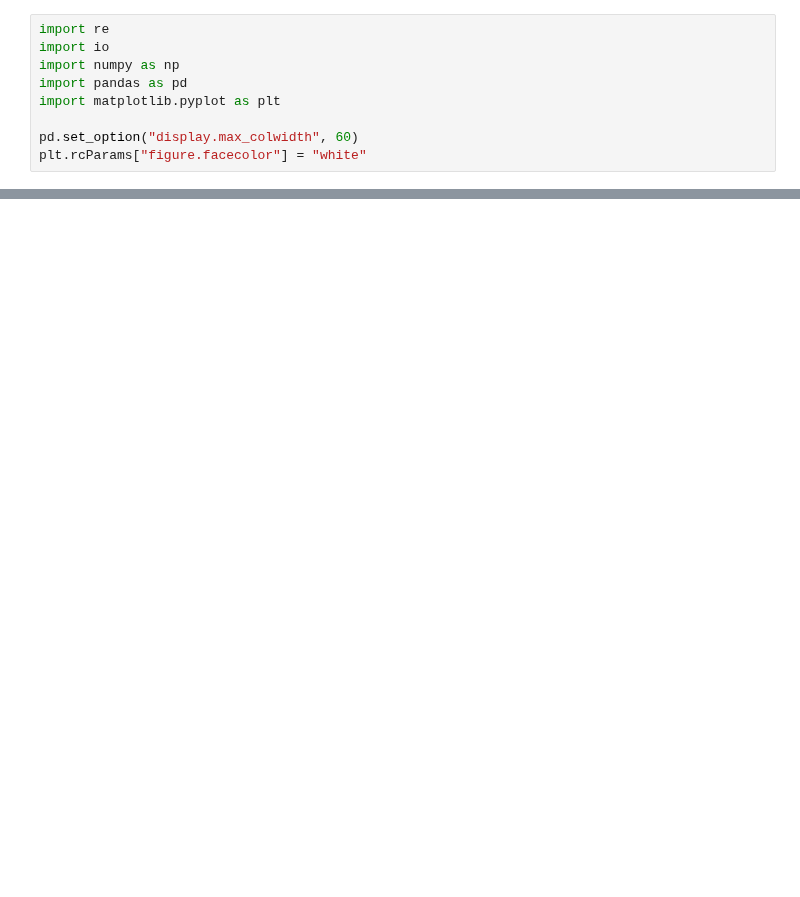
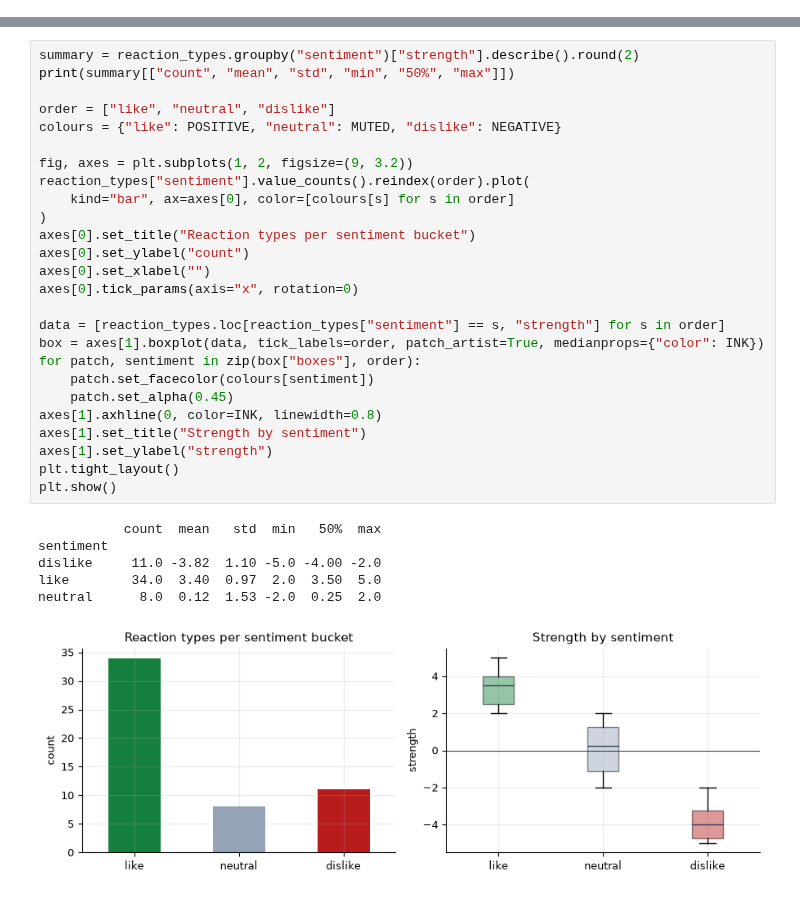
Before and after one commit to MaximumAsp66915/Applied_Data_Science_Course, a Jupyter notebook: notebooks/3.datacleaning-EDA.ipynb, the cells around one changed output, grey strips where cells are left out. Drawn from its saved outputs; the diff is of its cells as text; blank space fills up the shorter version.

```diff
--- a/notebooks/3.datacleaning-EDA.ipynb
+++ b/notebooks/3.datacleaning-EDA.ipynb
@@ -32,9 +0,0 @@ flowchart LR
-# %%
-import re
-import io
-import numpy as np
-import pandas as pd
-import matplotlib.pyplot as plt
-
-pd.set_option("display.max_colwidth", 60)
-plt.rcParams["figure.facecolor"] = "white"
@@ -569,0 +529,33 @@ below. *(Left intentionally empty; not this notebook's part to fill in.)*
+# %%
+summary = reaction_types.groupby("sentiment")["strength"].describe().round(2)
+print(summary[["count", "mean", "std", "min", "50%", "max"]])
+
+order = ["like", "neutral", "dislike"]
+colours = {"like": POSITIVE, "neutral": MUTED, "dislike": NEGATIVE}
+
+fig, axes = plt.subplots(1, 2, figsize=(9, 3.2))
+reaction_types["sentiment"].value_counts().reindex(order).plot(
+    kind="bar", ax=axes[0], color=[colours[s] for s in order]
+)
+axes[0].set_title("Reaction types per sentiment bucket")
+axes[0].set_ylabel("count")
+axes[0].set_xlabel("")
+axes[0].tick_params(axis="x", rotation=0)
+
+data = [reaction_types.loc[reaction_types["sentiment"] == s, "strength"] for s in order]
+box = axes[1].boxplot(data, tick_labels=order, patch_artist=True, medianprops={"color": INK})
+for patch, sentiment in zip(box["boxes"], order):
+    patch.set_facecolor(colours[sentiment])
+    patch.set_alpha(0.45)
+axes[1].axhline(0, color=INK, linewidth=0.8)
+axes[1].set_title("Strength by sentiment")
+axes[1].set_ylabel("strength")
+plt.tight_layout()
+plt.show()
+# %% [output]
+           count  mean   std  min   50%  max
+sentiment
+dislike     11.0 -3.82  1.10 -5.0 -4.00 -2.0
+like        34.0  3.40  0.97  2.0  3.50  5.0
+neutral      8.0  0.12  1.53 -2.0  0.25  2.0
+[figure, added]
```
Also changed, not shown: parts of 82 cells of this notebook, 1 other file.
